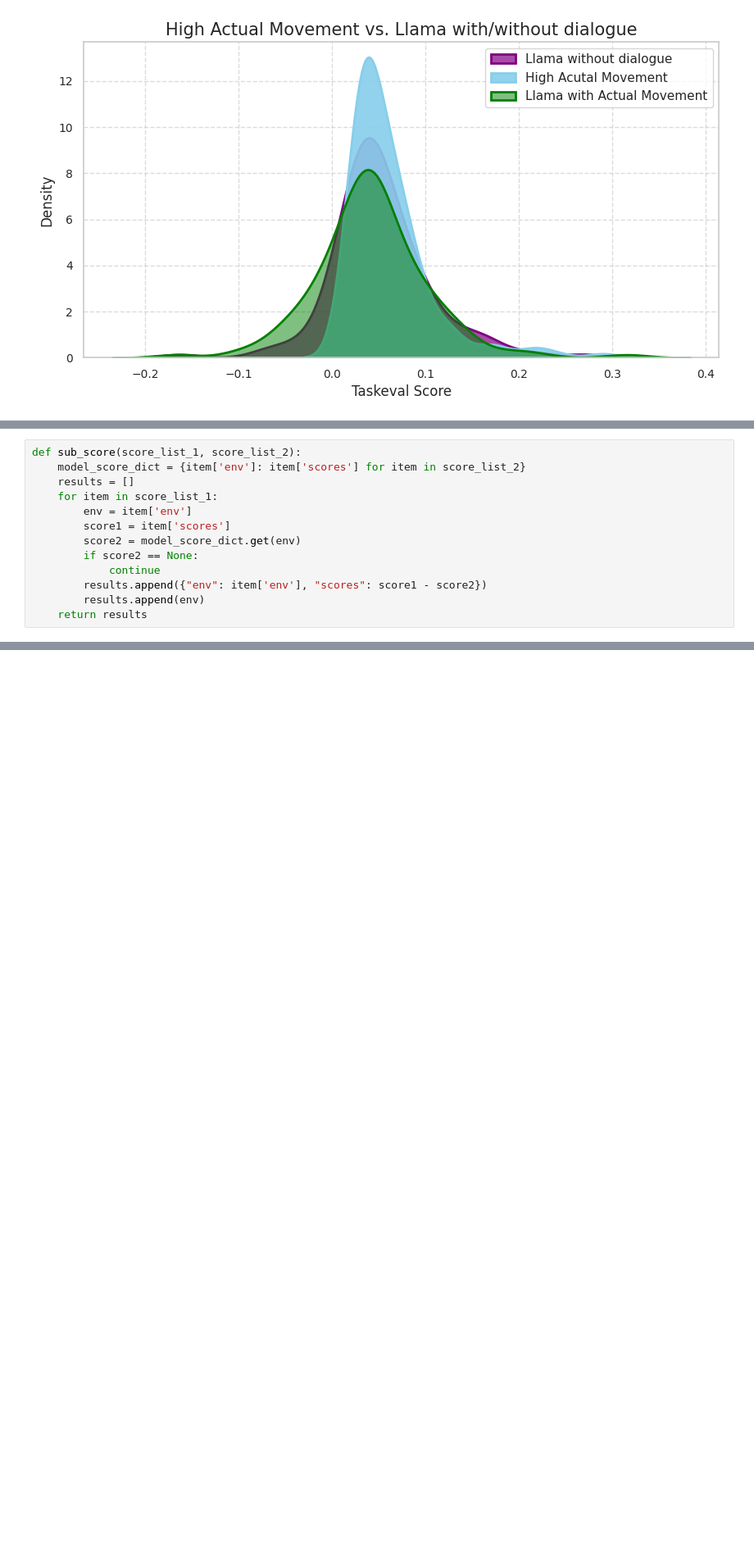
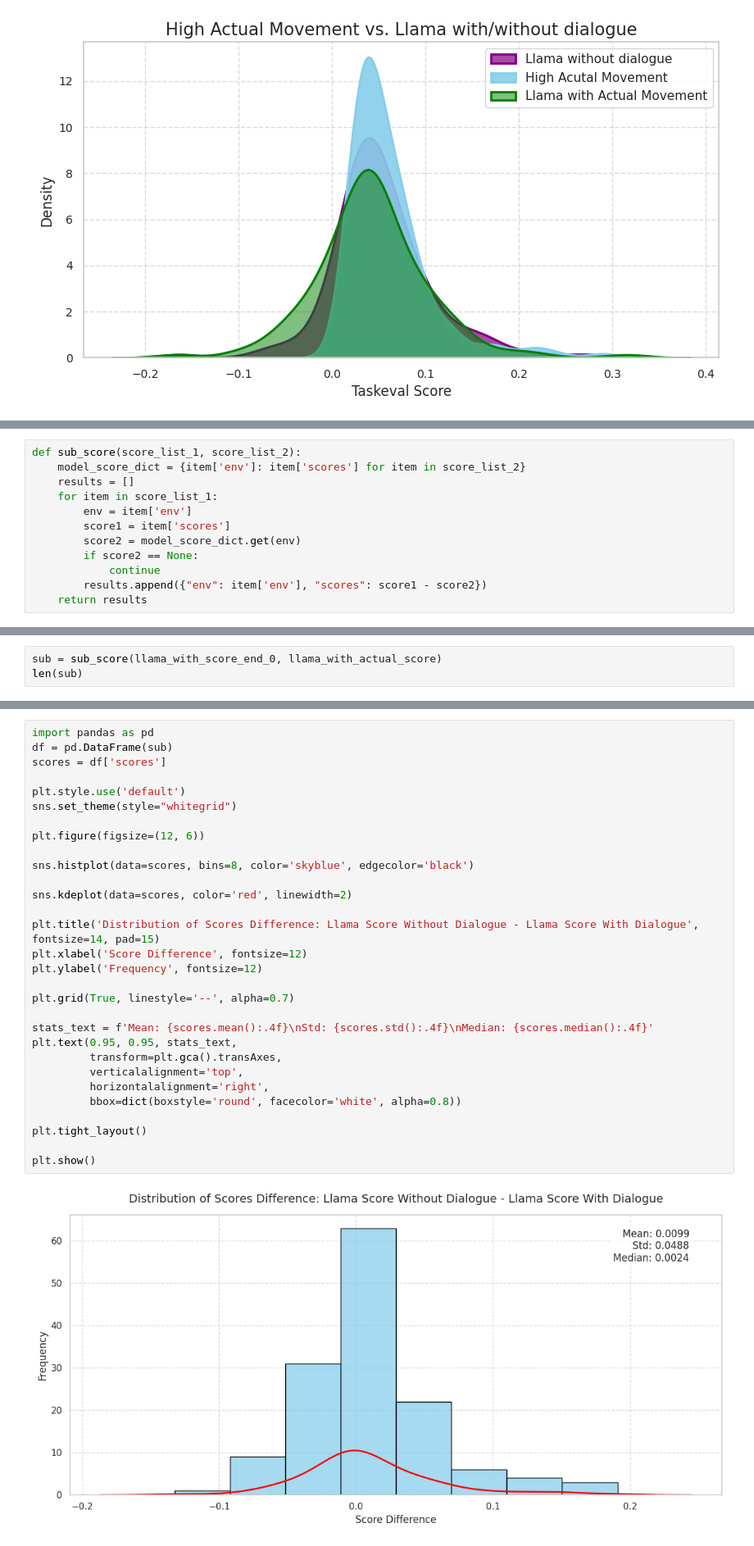
Before and after one commit to andyjliu/sotopia-diplomacy, a Jupyter notebook: src/data/intent_value/taskeval_v7/taskeval_sampling.ipynb, the cells around one changed output, grey strips where cells are left out. Shown: that part at 82% size. Cells and saved outputs as stored; diff of their text form; blank space fills up the shorter version.

```diff
--- a/src/data/intent_value/taskeval_v7/taskeval_sampling.ipynb
+++ b/src/data/intent_value/taskeval_v7/taskeval_sampling.ipynb
@@ -323,5 +150,4 @@ def sub_score(score_list_1, score_list_2):
         if score2 == None:
             continue
         results.append({"env": item['env'], "scores": score1 - score2})
-        results.append(env)
     return results
@@ -658,0 +154,3 @@ After the year after this one, you should look at expanding Westwards, while I m
+# %%
+sub = sub_score(llama_with_score_end_0, llama_with_actual_score)
+len(sub)
@@ -658,0 +159,32 @@ After the year after this one, you should look at expanding Westwards, while I m
+# %%
+import pandas as pd
+df = pd.DataFrame(sub)
+scores = df['scores']
+
+plt.style.use('default')
+sns.set_theme(style="whitegrid")
+
+plt.figure(figsize=(12, 6))
+
+sns.histplot(data=scores, bins=8, color='skyblue', edgecolor='black')
+
+sns.kdeplot(data=scores, color='red', linewidth=2)
+
+plt.title('Distribution of Scores Difference: Llama Score Without Dialogue - Llama Score With Dialogue', fontsize=14, pad=15)
+plt.xlabel('Score Difference', fontsize=12)
+plt.ylabel('Frequency', fontsize=12)
+
+plt.grid(True, linestyle='--', alpha=0.7)
+
+stats_text = f'Mean: {scores.mean():.4f}\nStd: {scores.std():.4f}\nMedian: {scores.median():.4f}'
+plt.text(0.95, 0.95, stats_text,
+         transform=plt.gca().transAxes,
+         verticalalignment='top',
+         horizontalalignment='right',
+         bbox=dict(boxstyle='round', facecolor='white', alpha=0.8))
+
+plt.tight_layout()
+
+plt.show()
+# %% [output]
+[figure, added]
```
Also changed, not shown: parts of 32 cells of this notebook, 7 other files.
